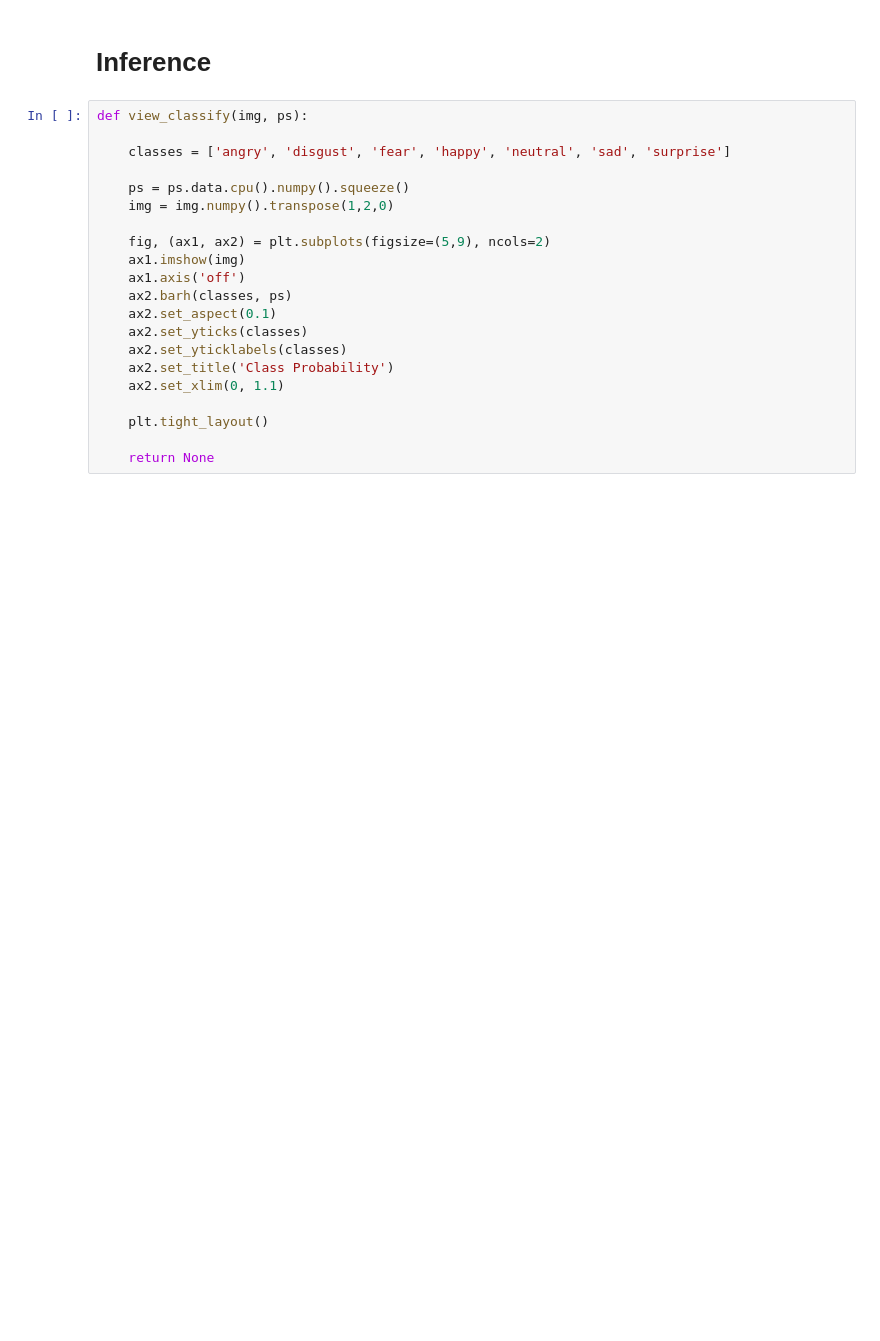
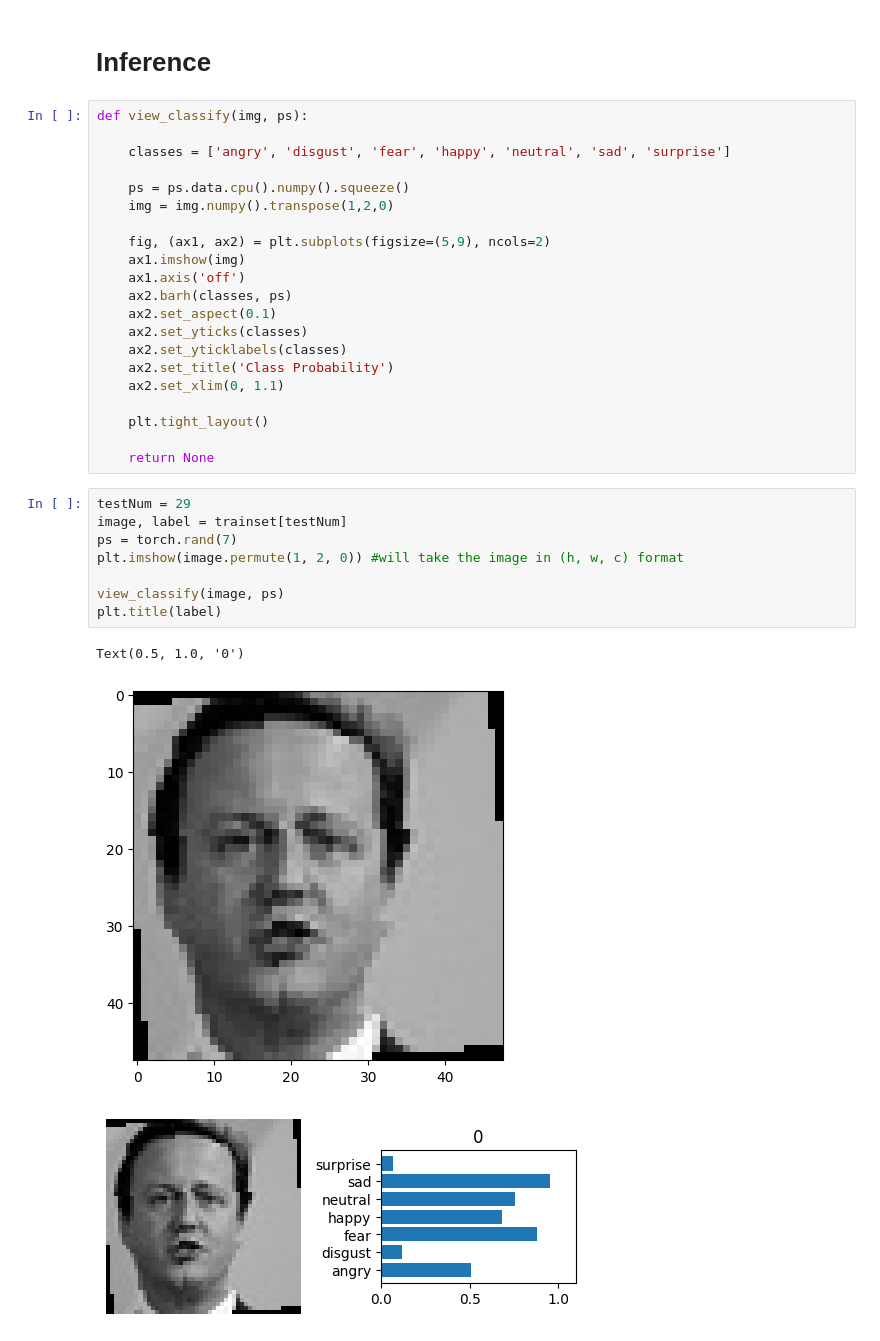
Before and after one commit to shabnajL/Facial_Expression_Recognition, a Jupyter notebook: Facial_Expression_Recognition(with_PyTorch).ipynb, the cells around one changed output. Drawn from its saved outputs; the diff is of its cells as text; blank space fills up the shorter version.

```diff
--- a/Facial_Expression_Recognition(with_PyTorch).ipynb
+++ b/Facial_Expression_Recognition(with_PyTorch).ipynb
@@ -274,3 +304,15 @@ def view_classify(img, ps):
     plt.tight_layout()
 
     return None
+# %%
+testNum = 29
+image, label = trainset[testNum]
+ps = torch.rand(7)
+plt.imshow(image.permute(1, 2, 0)) #will take the image in (h, w, c) format
+
+view_classify(image, ps)
+plt.title(label)
+# %% [output]
+Text(0.5, 1.0, '0')
+[figure, added]
+[figure, added]
```
Also changed, not shown: parts of 7 cells of this notebook.
